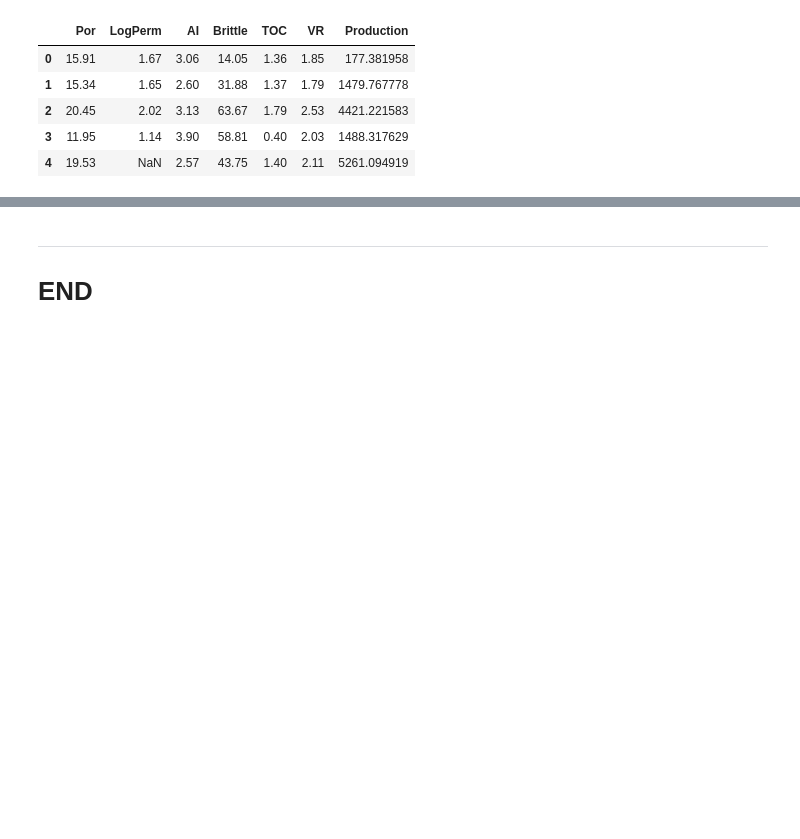
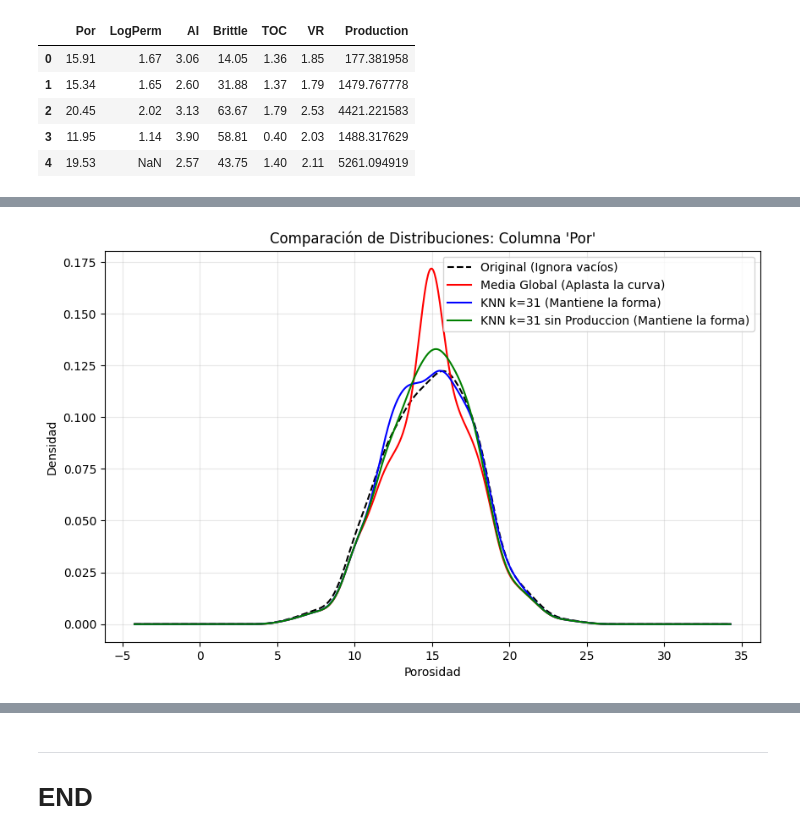
Before and after one commit to Albieri151/Ejercicios-Data-Science-Petroleo, a Jupyter notebook: Week 2/Alana_Albieri_Week2_Notebook.ipynb, the cells around one changed output, grey strips where cells are left out. Saved outputs shown, nothing was run; the diff lists cells and outputs as text; code cells hidden in the pictures; blank space fills up the shorter version.

```diff
--- a/Week 2/Alana_Albieri_Week2_Notebook.ipynb
+++ b/Week 2/Alana_Albieri_Week2_Notebook.ipynb
@@ -82,0 +89,4 @@ df_nan_features
+# %%
+#Calculamos el iqr para todos los features
+iqr = df_original.quantile(0.75) - df_original.quantile(0.25)
+iqr
@@ -82,0 +103,7 @@ df_nan_features
+# %%
+#Calculamos los limites y despues limpiamos el df de forma temporal
+limites_superiores = df_original.quantile(0.75) + 1.5 * iqr
+limites_inferiores = df_original.quantile(0.25) - 1.5 * iqr
+
+df_datos_promedio = df_original[~((df_original < (limites_inferiores)) |(df_original > (limites_superiores)))]
+df_datos_promedio.describe()
@@ -82,0 +133,6 @@ df_nan_features
+# %%
+#Creamos el df con los valores imputados usando una media sin outliers
+
+df_datos_imputados_media = df_original.fillna(df_datos_promedio.mean())
+
+df_datos_imputados_media.describe()
@@ -82,0 +177,7 @@ df_nan_features
+# %%
+# En este df vamos a sacar la caracteristica Production para evitar sesgos si queremos predecir mas adelante esta varible en comparacion con la anterior al imputarle usando K vecinos cercanos
+
+df_datos_imputados_knn_sin_prod =  imputador_final.fit_transform(df_original.drop(columns=['Production']))
+df_datos_imputados_knn_sin_prod = pd.DataFrame(df_datos_imputados_knn_sin_prod, columns=df_original.drop(columns=['Production']).columns)
+df_datos_imputados_knn_sin_prod['Production'] = df_original['Production']
+df_datos_imputados_knn_sin_prod.describe()
@@ -82,0 +213,23 @@ df_nan_features
+# %%
+#Demostramos graficamente nuestros resultados.
+
+import matplotlib.pyplot as plt
+
+plt.figure(figsize=(10, 6))
+
+# Dibujamos la "montaña" de cada conjunto de datos
+df_original['Por'].plot(kind='kde', color='black', linestyle='--', label='Original (Ignora vacíos)')
+df_datos_imputados_media['Por'].plot(kind='kde', color='red', label='Media Global (Aplasta la curva)')
+df_datos_imputados_knn['Por'].plot(kind='kde', color='blue', label='KNN k=31 (Mantiene la forma)')
+df_datos_imputados_knn_sin_prod['Por'].plot(kind='kde', color='green', label='KNN k=31 sin Produccion (Mantiene la forma)')
+
+# Detalles estéticos
+plt.title("Comparación de Distribuciones: Columna 'Por'")
+plt.xlabel("Porosidad")
+plt.ylabel("Densidad")
+plt.legend()
+plt.grid(True, alpha=0.3)
+
+plt.show()
+# %% [output]
+[figure, added]
```
Also changed, not shown: parts of 21 cells of this notebook.
